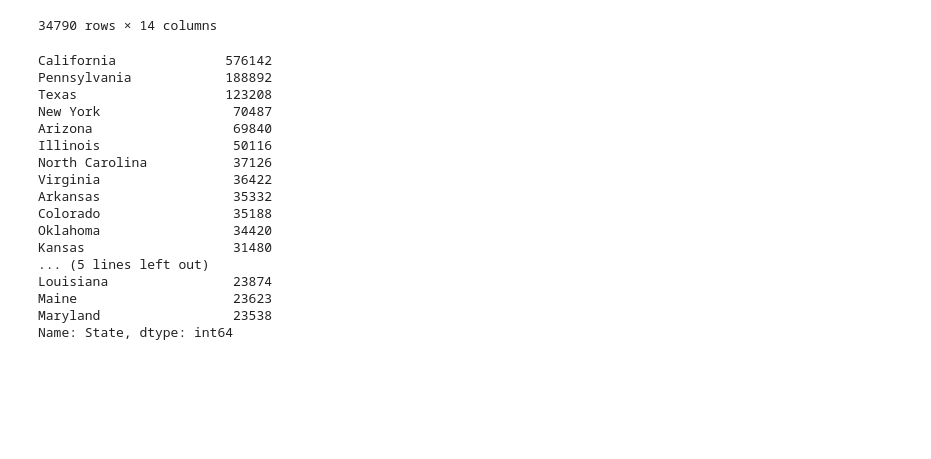
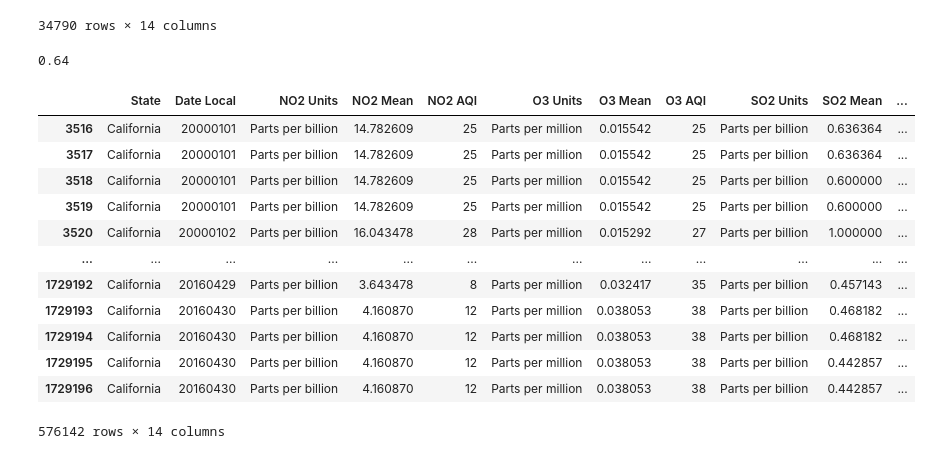
Before and after one commit to bleeclt/pro1group, a Jupyter notebook: natural_disaster_and_pollution.ipynb, the cells around one changed output. Cells and saved outputs as stored; diff of their text form; code cells hidden in the pictures; blank space fills up the shorter version.

```diff
--- a/natural_disaster_and_pollution.ipynb
+++ b/natural_disaster_and_pollution.ipynb
@@ -301,24 +272,3 @@ cali2000
 | 38304 | California | 20001231 | Parts per billion | 34.130435 | 48 | Parts per million | 0.006895 | 13 | Parts per billion | 0.042857 | ... |
 | 38305 | California | 20001231 | Parts per billion | 34.130435 | 48 | Parts per million | 0.006895 | 13 | Parts per billion | 0.042857 | ... |
 34790 rows × 14 columns
-# %%
-p = pol_df_clean['State'].value_counts()
-p
-# %% [output]
-California              576142
-Pennsylvania            188892
-Texas                   123208
-New York                 70487
-Arizona                  69840
-Illinois                 50116
-North Carolina           37126
-Virginia                 36422
-Arkansas                 35332
-Colorado                 35188
-Oklahoma                 34420
-Kansas                   31480
-... (5 lines left out)
-Louisiana                23874
-Maine                    23623
-Maryland                 23538
-Name: State, dtype: int64
@@ -333,0 +275,25 @@ for row in pollution_df_clean:
+# %%
+ca_co_2000 = round(cali2000['CO Mean'].mean(), 2)
+
+
+gas_list = ['NO2 Mean', 'O3 Mean', 'SO2 Mean', 'CO Mean']
+ca_co_2000
+# %% [output]
+0.64
+# %%
+ca = pol_df_clean[(pol_df_clean['State'] == 'California')]
+ca
+# %% [output]
+|  | State | Date Local | NO2 Units | NO2 Mean | NO2 AQI | O3 Units | O3 Mean | O3 AQI | SO2 Units | SO2 Mean | ... |
+| 3516 | California | 20000101 | Parts per billion | 14.782609 | 25 | Parts per million | 0.015542 | 25 | Parts per billion | 0.636364 | ... |
+| 3517 | California | 20000101 | Parts per billion | 14.782609 | 25 | Parts per million | 0.015542 | 25 | Parts per billion | 0.636364 | ... |
+| 3518 | California | 20000101 | Parts per billion | 14.782609 | 25 | Parts per million | 0.015542 | 25 | Parts per billion | 0.600000 | ... |
+| 3519 | California | 20000101 | Parts per billion | 14.782609 | 25 | Parts per million | 0.015542 | 25 | Parts per billion | 0.600000 | ... |
+| 3520 | California | 20000102 | Parts per billion | 16.043478 | 28 | Parts per million | 0.015292 | 27 | Parts per billion | 1.000000 | ... |
+| ... | ... | ... | ... | ... | ... | ... | ... | ... | ... | ... | ... |
+| 1729192 | California | 20160429 | Parts per billion | 3.643478 | 8 | Parts per million | 0.032417 | 35 | Parts per billion | 0.457143 | ... |
+| 1729193 | California | 20160430 | Parts per billion | 4.160870 | 12 | Parts per million | 0.038053 | 38 | Parts per billion | 0.468182 | ... |
+| 1729194 | California | 20160430 | Parts per billion | 4.160870 | 12 | Parts per million | 0.038053 | 38 | Parts per billion | 0.468182 | ... |
+| 1729195 | California | 20160430 | Parts per billion | 4.160870 | 12 | Parts per million | 0.038053 | 38 | Parts per billion | 0.442857 | ... |
+| 1729196 | California | 20160430 | Parts per billion | 4.160870 | 12 | Parts per million | 0.038053 | 38 | Parts per billion | 0.442857 | ... |
+576142 rows × 14 columns
```
Also changed, not shown: parts of 5 cells of this notebook.
